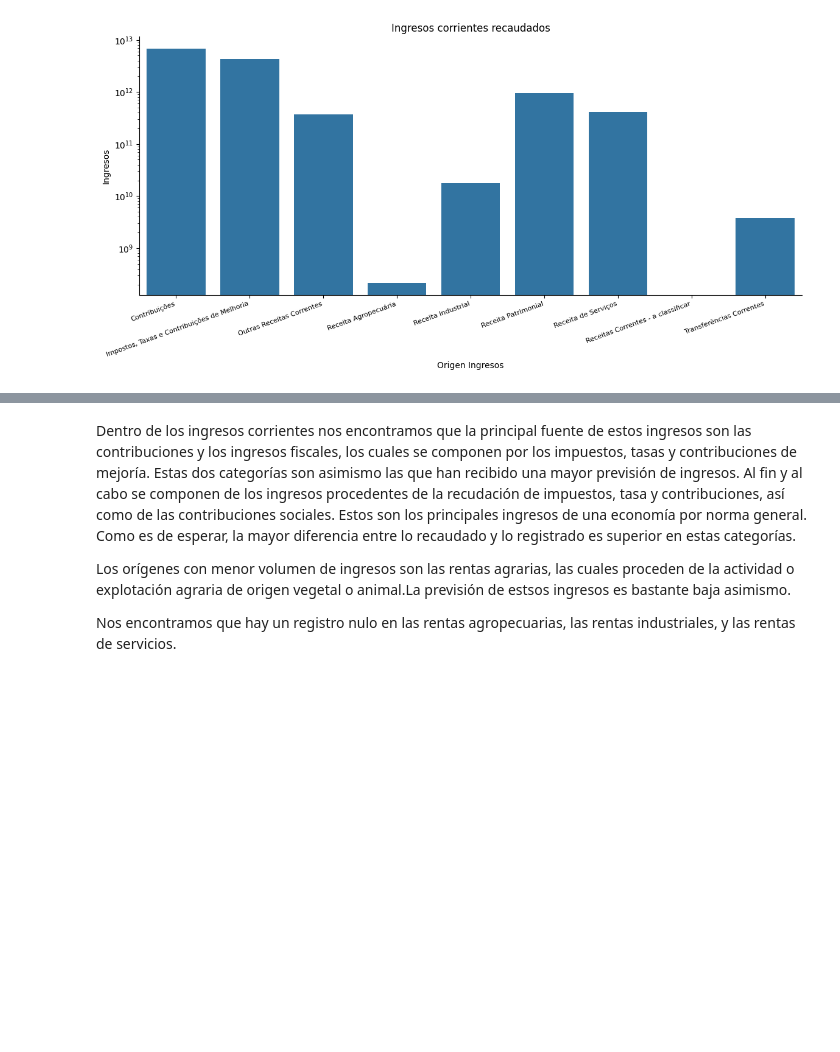
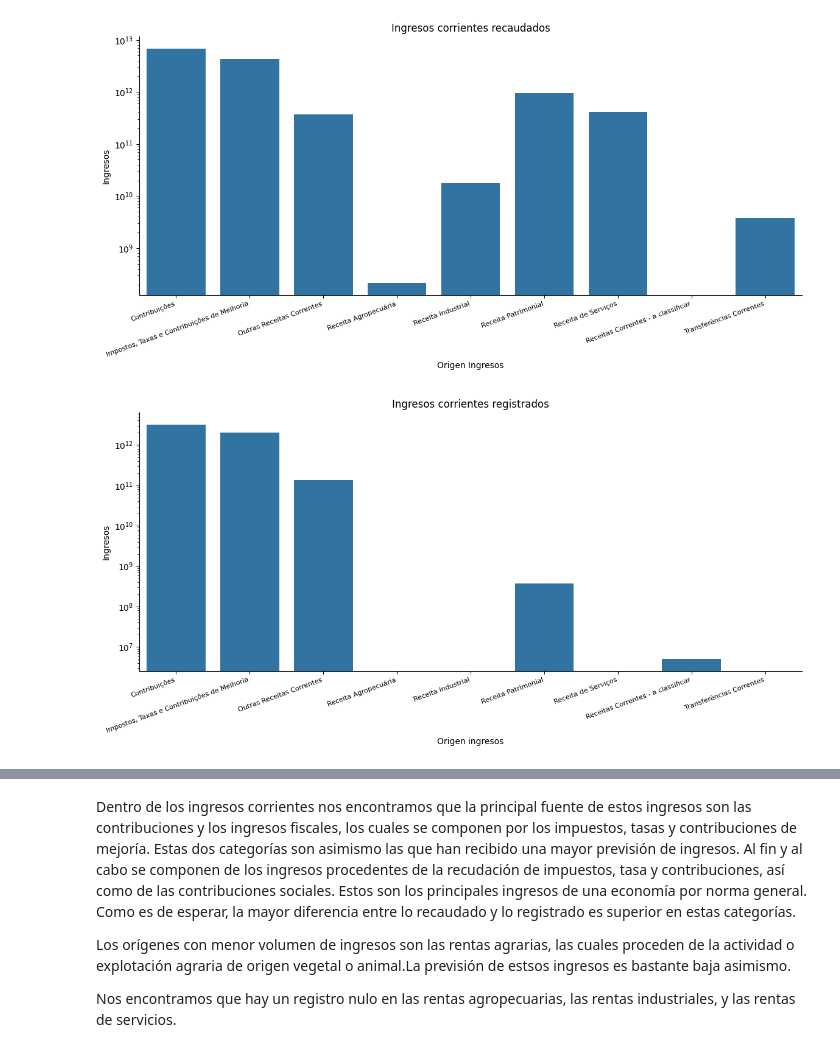
Before and after one commit to Gabijc/Proyecto2-Insights-Brasil, a Jupyter notebook: Análisis_categorías.ipynb, the cells around one changed output, grey strips where cells are left out. Drawn from its saved outputs; the diff is of its cells as text; code cells hidden in the pictures; blank space fills up the shorter version.

Commit message:
Graficos ingresos economicos hecha

```diff
--- a/Análisis_categorías.ipynb
+++ b/Análisis_categorías.ipynb
@@ -210,3 +212,7 @@ ingresos_corrientes_origen
 fs.grafico_cat_economia(ingresos_corrientes_origen, "ORIGEM RECEITA", "VALOR REALIZADO")
 # %% [output]
 [figure]
+# %%
+fs.grafico_cat_economia(ingresos_corrientes_origen, "ORIGEM RECEITA", "VALOR LANÇADO")
+# %% [output]
+[figure, added]
```
Also changed, not shown: parts of 13 cells of this notebook, 12 other files.
